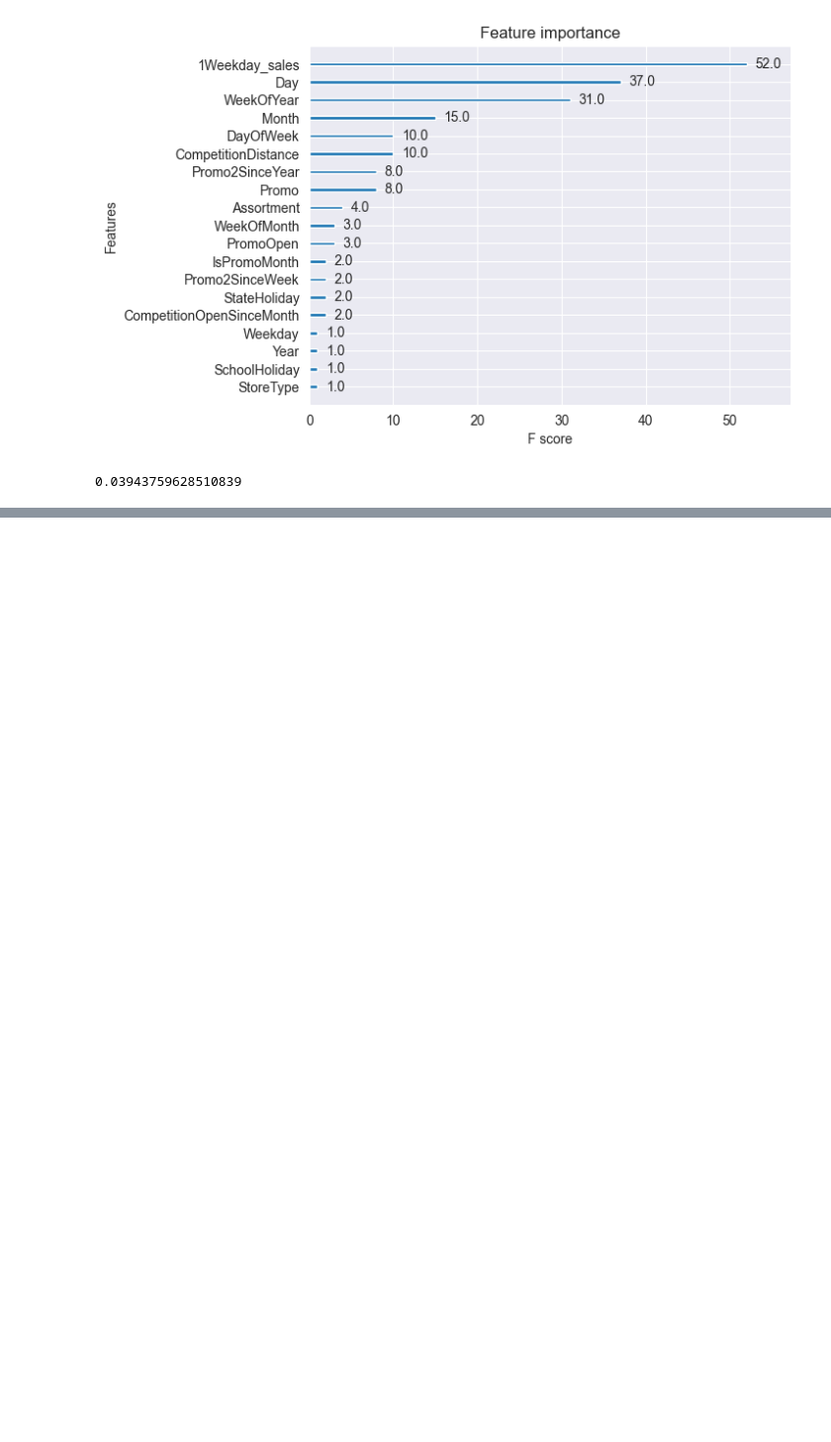
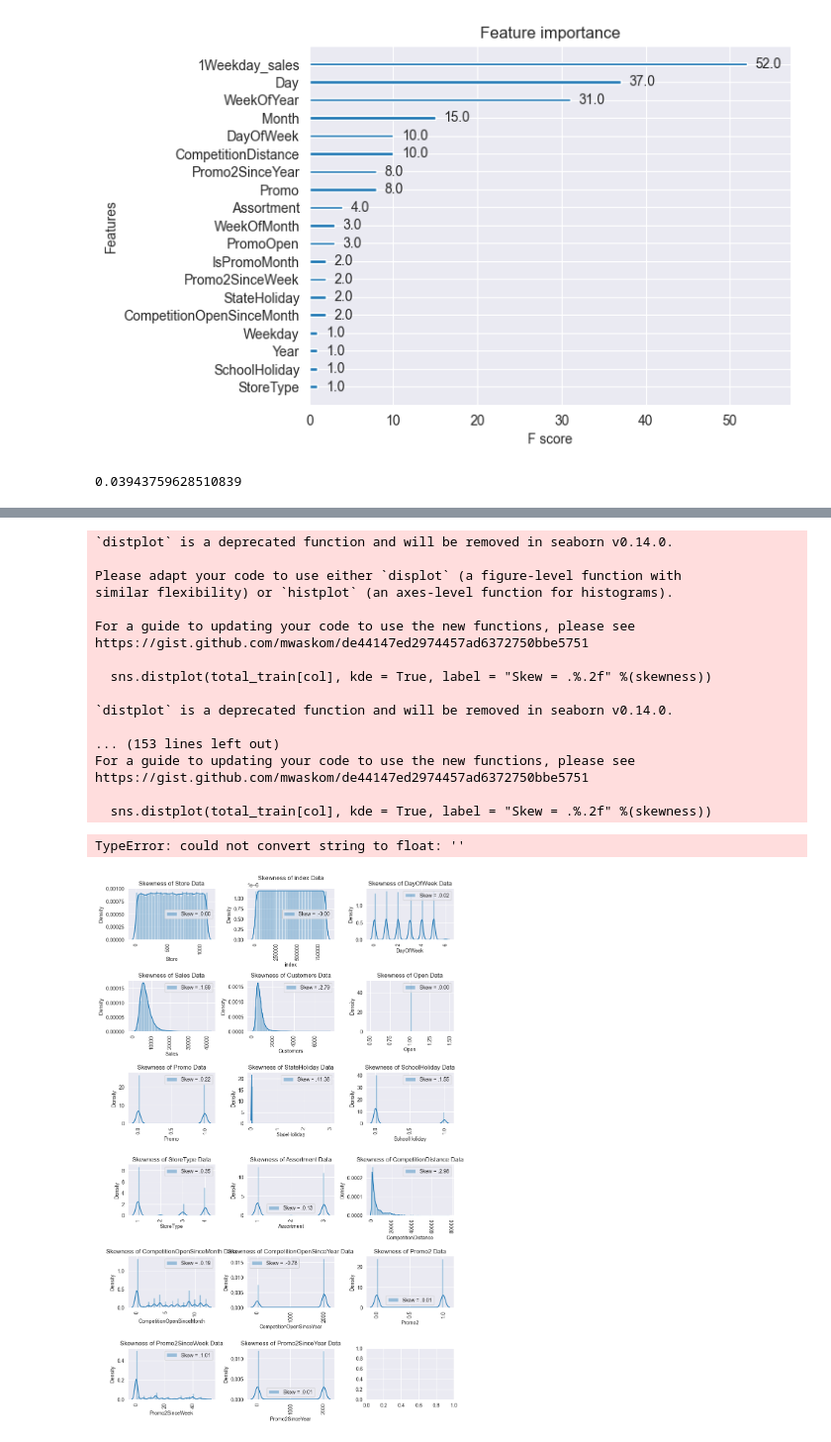
Before and after one commit to Afia-Anjum/time_series_dtr_xgb, a Jupyter notebook: rossman_project.ipynb, the cells around one changed output, grey strips where cells are left out. Shown at 99% size. Cells and saved outputs as stored; diff of their text form; code cells hidden in the pictures; blank space fills up the shorter version.

```diff
--- a/rossman_project.ipynb
+++ b/rossman_project.ipynb
@@ -788,0 +861,12 @@ submission.to_csv("submission.csv", index=False)
+# %%
+# Remove outliers on two features
+skew_cols = ["StateHoliday", "CompetitionOpenSinceYear"]
+from scipy import stats
+from scipy.stats import norm
+for col in skew_cols:
+    mean = train[col].mean()
+    std_dev = train[col].std()
+    z_score = (train[col] - mean) / std_dev
+    p_value = 2 * (1 - norm.cdf(abs(z_score)))
+total_train = train[p_value > 0.05]
+total_train
@@ -788,0 +888,32 @@ submission.to_csv("submission.csv", index=False)
+# %%
+# Check Skewness of all feature that outliers are removed.
+plt.figure(figsize = (10, 15))
+for i, col in enumerate(total_train.columns[:-1], 1):
+    plt.subplot(6, 3, i)
+    skewness = total_train[col].skew()
+    sns.distplot(total_train[col], kde = True, label = "Skew = .%.2f" %(skewness))
+    plt.title(f"Skewness of {col} Data")
+    plt.tight_layout()
+    plt.legend(loc = "best")
+    plt.xticks(rotation = 90)
+    plt.plot()
+# %% [output]
+`distplot` is a deprecated function and will be removed in seaborn v0.14.0.
+
+Please adapt your code to use either `displot` (a figure-level function with
+similar flexibility) or `histplot` (an axes-level function for histograms).
+
+For a guide to updating your code to use the new functions, please see
+https://gist.github.com/mwaskom/de44147ed2974457ad6372750bbe5751
+
+  sns.distplot(total_train[col], kde = True, label = "Skew = .%.2f" %(skewness))
+
+`distplot` is a deprecated function and will be removed in seaborn v0.14.0.
+
+... (153 lines left out)
+For a guide to updating your code to use the new functions, please see
+https://gist.github.com/mwaskom/de44147ed2974457ad6372750bbe5751
+
+  sns.distplot(total_train[col], kde = True, label = "Skew = .%.2f" %(skewness))
+TypeError: could not convert string to float: ''
+[figure, added]
```
Also changed, not shown: parts of 19 cells of this notebook.
